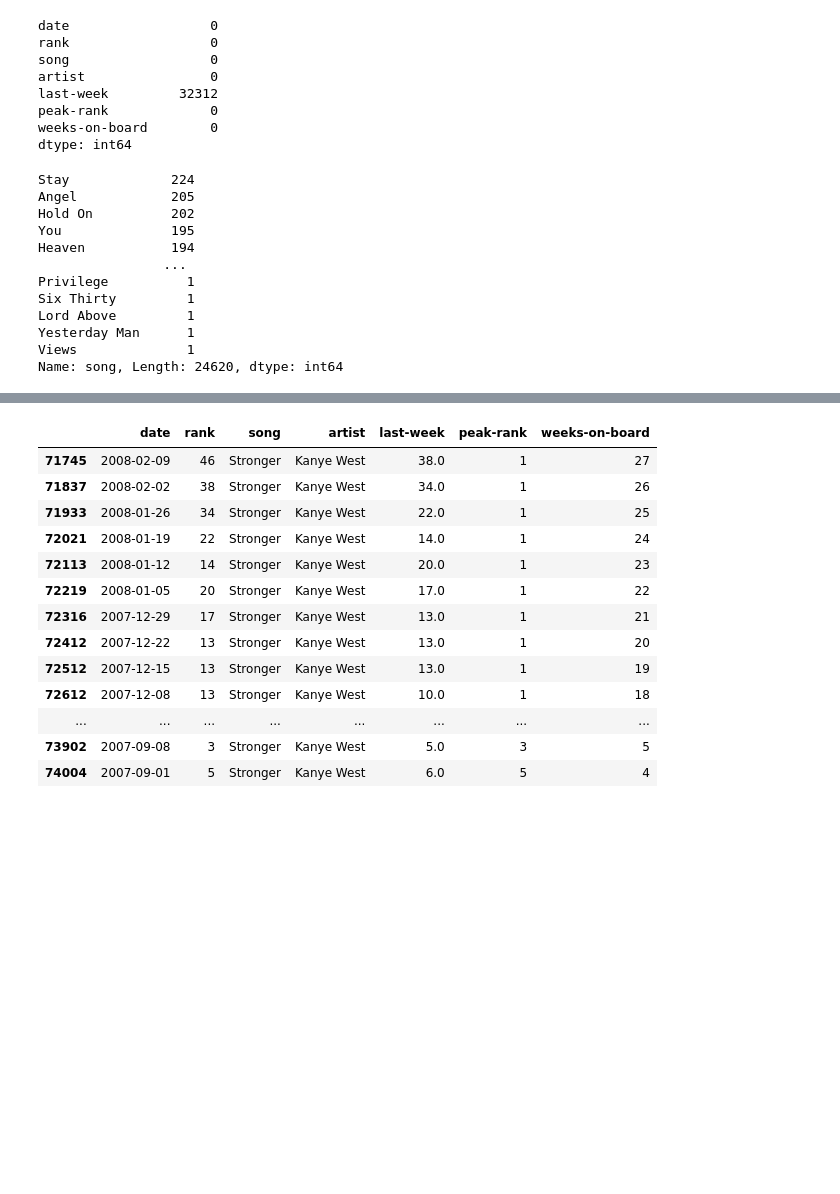
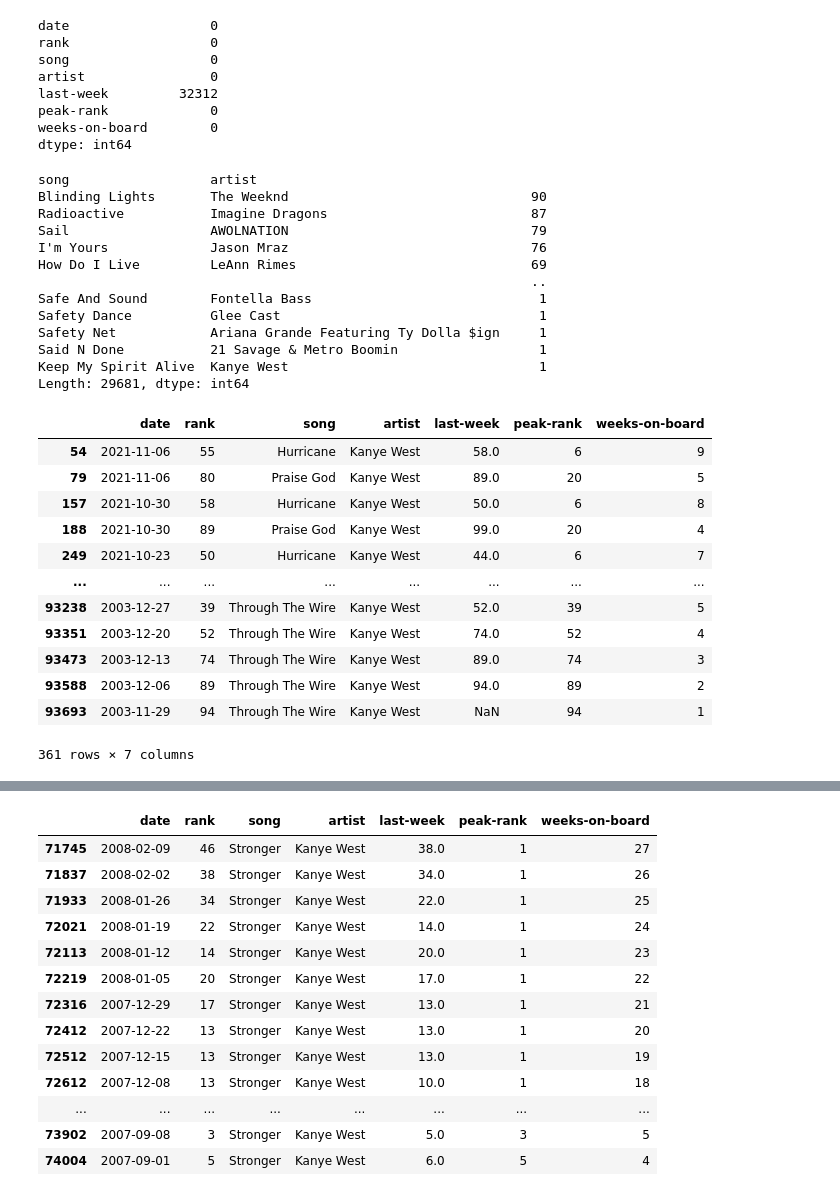
Before and after one commit to AlfaisalGassim/DS_Capstone_Hit_Song_Prediction, a Jupyter notebook: garbage/charts.ipynb, the cells around one changed output, grey strips where cells are left out. Drawn from its saved outputs; the diff is of its cells as text; code cells hidden in the pictures; blank space fills up the shorter version.

```diff
--- a/garbage/charts.ipynb
+++ b/garbage/charts.ipynb
@@ -52,22 +59,39 @@ peak-rank             0
 weeks-on-board        0
 dtype: int64
 # %%
-df["song"].value_counts()
+df[["song", "artist"]].value_counts()
 # %% [output]
-Stay             224
-Angel            205
-Hold On          202
-You              195
-Heaven           194
-                ...
-Privilege          1
-Six Thirty         1
-Lord Above         1
-Yesterday Man      1
-Views              1
-Name: song, Length: 24620, dtype: int64
+song                  artist
+Blinding Lights       The Weeknd                               90
+Radioactive           Imagine Dragons                          87
+Sail                  AWOLNATION                               79
+I'm Yours             Jason Mraz                               76
+How Do I Live         LeAnn Rimes                              69
+                                                               ..
+Safe And Sound        Fontella Bass                             1
+Safety Dance          Glee Cast                                 1
+Safety Net            Ariana Grande Featuring Ty Dolla $ign     1
+Said N Done           21 Savage & Metro Boomin                  1
+Keep My Spirit Alive  Kanye West                                1
+Length: 29681, dtype: int64
 # %%
 kanye = df[df["artist"] == "Kanye West"]
+# %%
+kanye
+# %% [output]
+|  | date | rank | song | artist | last-week | peak-rank | weeks-on-board |
+| 54 | 2021-11-06 | 55 | Hurricane | Kanye West | 58.0 | 6 | 9 |
+| 79 | 2021-11-06 | 80 | Praise God | Kanye West | 89.0 | 20 | 5 |
+| 157 | 2021-10-30 | 58 | Hurricane | Kanye West | 50.0 | 6 | 8 |
+| 188 | 2021-10-30 | 89 | Praise God | Kanye West | 99.0 | 20 | 4 |
+| 249 | 2021-10-23 | 50 | Hurricane | Kanye West | 44.0 | 6 | 7 |
+| ... | ... | ... | ... | ... | ... | ... | ... |
+| 93238 | 2003-12-27 | 39 | Through The Wire | Kanye West | 52.0 | 39 | 5 |
+| 93351 | 2003-12-20 | 52 | Through The Wire | Kanye West | 74.0 | 52 | 4 |
+| 93473 | 2003-12-13 | 74 | Through The Wire | Kanye West | 89.0 | 74 | 3 |
+| 93588 | 2003-12-06 | 89 | Through The Wire | Kanye West | 94.0 | 89 | 2 |
+| 93693 | 2003-11-29 | 94 | Through The Wire | Kanye West | NaN | 94 | 1 |
+361 rows × 7 columns
 # %%
 df[df['weeks-on-board']==13]
 # %% [output]
```
Also changed, not shown: parts of 2 cells of this notebook, 2 other files.
